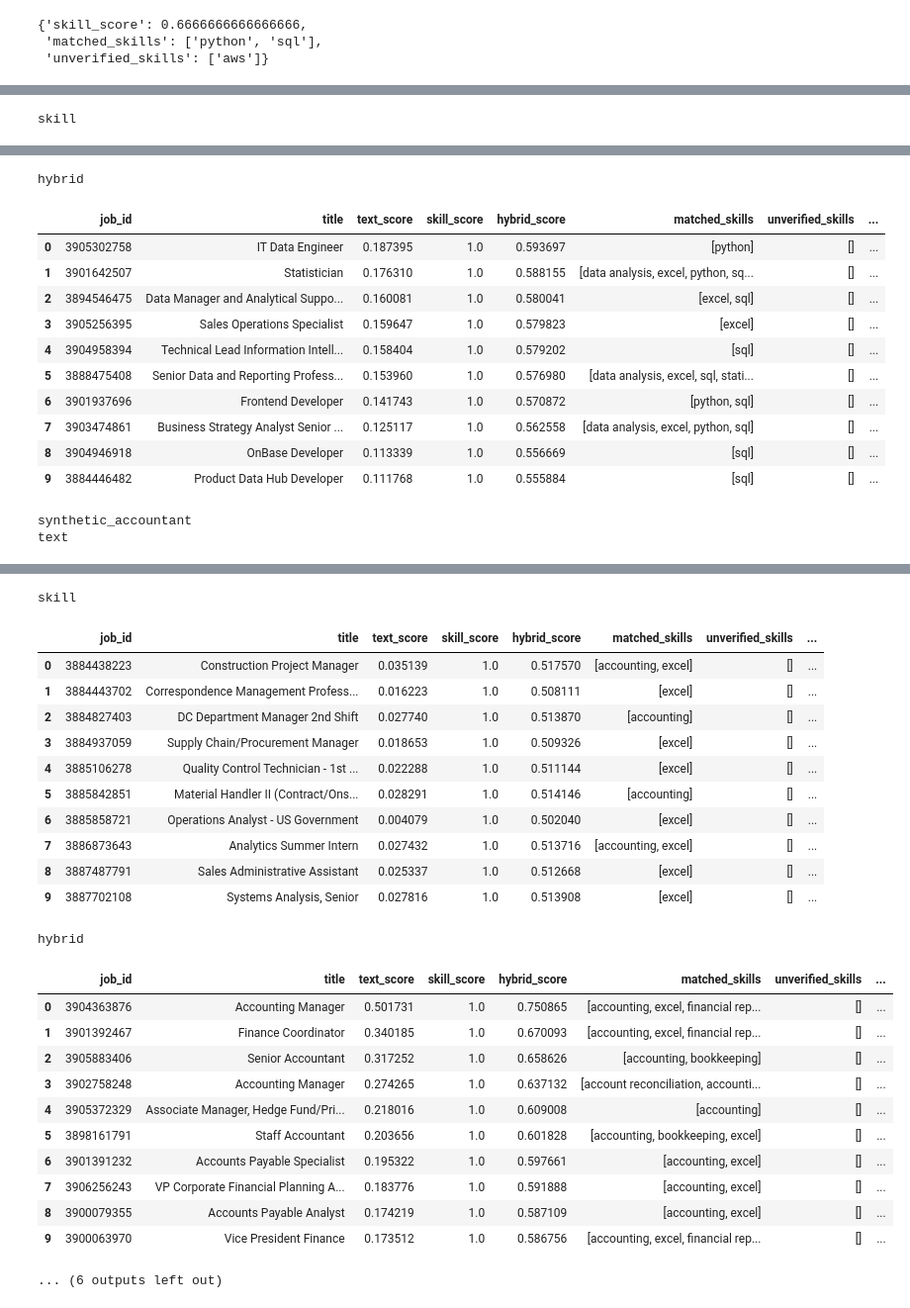
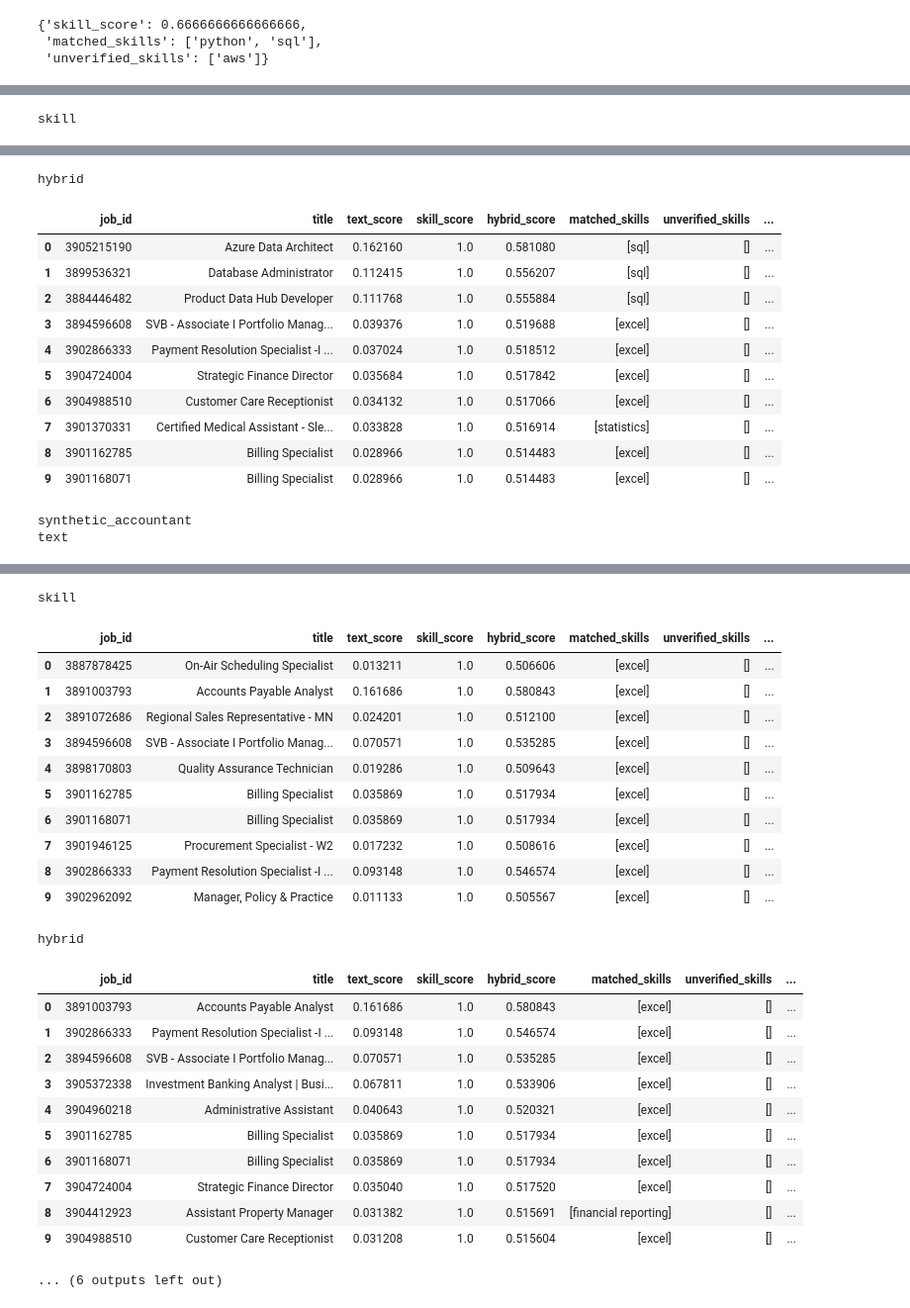
Before and after one commit to jessyyi/Py3onistas, a Jupyter notebook: notebooks/03_recommendation.ipynb, the cells around one changed output, grey strips where cells are left out. Shown at 99% size. Cells and saved outputs as stored; diff of their text form; code cells hidden in the pictures.

Commit message:
Integrate shared skill extractor and add independent category ranking

```diff
--- a/notebooks/03_recommendation.ipynb
+++ b/notebooks/03_recommendation.ipynb
@@ -2,7 +2,7 @@
 from pathlib import Path
 import pandas as pd
 
-sample_path = Path("../data/processed/sample_jobs.csv")
+sample_path = Path("../data/sample/sample_jobs.csv")
 jobs = pd.read_csv(sample_path, dtype={"job_id": str})
 
 print("Number of jobs:", len(jobs))
@@ -333,7 +304,6 @@ Jobs with at least one vocabulary match: 150 out of 500
 | 8 | Cosmic Bingo Host | [] |
 | 9 | Associate | [] |
 # %%
-# Use reusable scoring functions with temporary demo skill labels.
 importlib.reload(matching)
 importlib.reload(recommendation)
 matcher = matching.TextMatcher().fit(jobs)
@@ -342,14 +312,14 @@ demo_rankings = {}
 for profile in candidates:
     demo_rankings[profile["candidate_id"]] = recommendation.score_jobs(
         profile, jobs, matcher=matcher,
-        skills_column="demo_skills", text_weight=0.5,
+        skills_column="skill_labels", text_weight=0.5,
     )
     print(profile["candidate_id"])
     for method in ["text", "skill", "hybrid"]:
         print(method)
         top_jobs = recommendation.recommend_top_k(
             profile, jobs, k=10, matcher=matcher, method=method,
-            skills_column="demo_skills", text_weight=0.5,
+            skills_column="skill_labels", text_weight=0.5,
         )
         display(top_jobs[[
             "job_id", "title", "text_score", "skill_score", "hybrid_score",
@@ -384,15 +354,15 @@ skill
 hybrid
 |  | job_id | title | text_score | skill_score | hybrid_score | matched_skills | unverified_skills | ... |
-| 0 | 3905302758 | IT Data Engineer | 0.187395 | 1.0 | 0.593697 | [python] | [] | ... |
-| 1 | 3901642507 | Statistician | 0.176310 | 1.0 | 0.588155 | [data analysis, excel, python, sq... | [] | ... |
-| 2 | 3894546475 | Data Manager and Analytical Suppo... | 0.160081 | 1.0 | 0.580041 | [excel, sql] | [] | ... |
-| 3 | 3905256395 | Sales Operations Specialist | 0.159647 | 1.0 | 0.579823 | [excel] | [] | ... |
-| 4 | 3904958394 | Technical Lead Information Intell... | 0.158404 | 1.0 | 0.579202 | [sql] | [] | ... |
-| 5 | 3888475408 | Senior Data and Reporting Profess... | 0.153960 | 1.0 | 0.576980 | [data analysis, excel, sql, stati... | [] | ... |
-| 6 | 3901937696 | Frontend Developer | 0.141743 | 1.0 | 0.570872 | [python, sql] | [] | ... |
-| 7 | 3903474861 | Business Strategy Analyst Senior ... | 0.125117 | 1.0 | 0.562558 | [data analysis, excel, python, sql] | [] | ... |
-| 8 | 3904946918 | OnBase Developer | 0.113339 | 1.0 | 0.556669 | [sql] | [] | ... |
-| 9 | 3884446482 | Product Data Hub Developer | 0.111768 | 1.0 | 0.555884 | [sql] | [] | ... |
+| 0 | 3905215190 | Azure Data Architect | 0.162160 | 1.0 | 0.581080 | [sql] | [] | ... |
+| 1 | 3899536321 | Database Administrator | 0.112415 | 1.0 | 0.556207 | [sql] | [] | ... |
+| 2 | 3884446482 | Product Data Hub Developer | 0.111768 | 1.0 | 0.555884 | [sql] | [] | ... |
+| 3 | 3894596608 | SVB - Associate I Portfolio Manag... | 0.039376 | 1.0 | 0.519688 | [excel] | [] | ... |
+| 4 | 3902866333 | Payment Resolution Specialist -I ... | 0.037024 | 1.0 | 0.518512 | [excel] | [] | ... |
+| 5 | 3904724004 | Strategic Finance Director | 0.035684 | 1.0 | 0.517842 | [excel] | [] | ... |
+| 6 | 3904988510 | Customer Care Receptionist | 0.034132 | 1.0 | 0.517066 | [excel] | [] | ... |
+| 7 | 3901370331 | Certified Medical Assistant - Sle... | 0.033828 | 1.0 | 0.516914 | [statistics] | [] | ... |
+| 8 | 3901162785 | Billing Specialist | 0.028966 | 1.0 | 0.514483 | [excel] | [] | ... |
+| 9 | 3901168071 | Billing Specialist | 0.028966 | 1.0 | 0.514483 | [excel] | [] | ... |
 synthetic_accountant
 text
 |  | job_id | title | text_score | skill_score | hybrid_score | matched_skills | unverified_skills | ... |
@@ -409,27 +379,27 @@ text
 skill
 |  | job_id | title | text_score | skill_score | hybrid_score | matched_skills | unverified_skills | ... |
-| 0 | 3884438223 | Construction Project Manager | 0.035139 | 1.0 | 0.517570 | [accounting, excel] | [] | ... |
-| 1 | 3884443702 | Correspondence Management Profess... | 0.016223 | 1.0 | 0.508111 | [excel] | [] | ... |
-| 2 | 3884827403 | DC Department Manager 2nd Shift | 0.027740 | 1.0 | 0.513870 | [accounting] | [] | ... |
-| 3 | 3884937059 | Supply Chain/Procurement Manager | 0.018653 | 1.0 | 0.509326 | [excel] | [] | ... |
-| 4 | 3885106278 | Quality Control Technician - 1st ... | 0.022288 | 1.0 | 0.511144 | [excel] | [] | ... |
-| 5 | 3885842851 | Material Handler II (Contract/Ons... | 0.028291 | 1.0 | 0.514146 | [accounting] | [] | ... |
-| 6 | 3885858721 | Operations Analyst - US Government | 0.004079 | 1.0 | 0.502040 | [excel] | [] | ... |
-| 7 | 3886873643 | Analytics Summer Intern | 0.027432 | 1.0 | 0.513716 | [accounting, excel] | [] | ... |
-| 8 | 3887487791 | Sales Administrative Assistant | 0.025337 | 1.0 | 0.512668 | [excel] | [] | ... |
-| 9 | 3887702108 | Systems Analysis, Senior | 0.027816 | 1.0 | 0.513908 | [excel] | [] | ... |
+| 0 | 3887878425 | On-Air Scheduling Specialist | 0.013211 | 1.0 | 0.506606 | [excel] | [] | ... |
+| 1 | 3891003793 | Accounts Payable Analyst | 0.161686 | 1.0 | 0.580843 | [excel] | [] | ... |
+| 2 | 3891072686 | Regional Sales Representative - MN | 0.024201 | 1.0 | 0.512100 | [excel] | [] | ... |
+| 3 | 3894596608 | SVB - Associate I Portfolio Manag... | 0.070571 | 1.0 | 0.535285 | [excel] | [] | ... |
+| 4 | 3898170803 | Quality Assurance Technician | 0.019286 | 1.0 | 0.509643 | [excel] | [] | ... |
+| 5 | 3901162785 | Billing Specialist | 0.035869 | 1.0 | 0.517934 | [excel] | [] | ... |
+| 6 | 3901168071 | Billing Specialist | 0.035869 | 1.0 | 0.517934 | [excel] | [] | ... |
+| 7 | 3901946125 | Procurement Specialist - W2 | 0.017232 | 1.0 | 0.508616 | [excel] | [] | ... |
+| 8 | 3902866333 | Payment Resolution Specialist -I ... | 0.093148 | 1.0 | 0.546574 | [excel] | [] | ... |
+| 9 | 3902962092 | Manager, Policy & Practice | 0.011133 | 1.0 | 0.505567 | [excel] | [] | ... |
 hybrid
 |  | job_id | title | text_score | skill_score | hybrid_score | matched_skills | unverified_skills | ... |
-| 0 | 3904363876 | Accounting Manager | 0.501731 | 1.0 | 0.750865 | [accounting, excel, financial rep... | [] | ... |
-| 1 | 3901392467 | Finance Coordinator | 0.340185 | 1.0 | 0.670093 | [accounting, excel, financial rep... | [] | ... |
-| 2 | 3905883406 | Senior Accountant | 0.317252 | 1.0 | 0.658626 | [accounting, bookkeeping] | [] | ... |
-| 3 | 3902758248 | Accounting Manager | 0.274265 | 1.0 | 0.637132 | [account reconciliation, accounti... | [] | ... |
-| 4 | 3905372329 | Associate Manager, Hedge Fund/Pri... | 0.218016 | 1.0 | 0.609008 | [accounting] | [] | ... |
-| 5 | 3898161791 | Staff Accountant | 0.203656 | 1.0 | 0.601828 | [accounting, bookkeeping, excel] | [] | ... |
-| 6 | 3901391232 | Accounts Payable Specialist | 0.195322 | 1.0 | 0.597661 | [accounting, excel] | [] | ... |
-| 7 | 3906256243 | VP Corporate Financial Planning A... | 0.183776 | 1.0 | 0.591888 | [accounting, excel] | [] | ... |
-| 8 | 3900079355 | Accounts Payable Analyst | 0.174219 | 1.0 | 0.587109 | [accounting, excel] | [] | ... |
-| 9 | 3900063970 | Vice President Finance | 0.173512 | 1.0 | 0.586756 | [accounting, excel, financial rep... | [] | ... |
+| 0 | 3891003793 | Accounts Payable Analyst | 0.161686 | 1.0 | 0.580843 | [excel] | [] | ... |
+| 1 | 3902866333 | Payment Resolution Specialist -I ... | 0.093148 | 1.0 | 0.546574 | [excel] | [] | ... |
+| 2 | 3894596608 | SVB - Associate I Portfolio Manag... | 0.070571 | 1.0 | 0.535285 | [excel] | [] | ... |
+| 3 | 3905372338 | Investment Banking Analyst | Busi... | 0.067811 | 1.0 | 0.533906 | [excel] | [] | ... |
+| 4 | 3904960218 | Administrative Assistant | 0.040643 | 1.0 | 0.520321 | [excel] | [] | ... |
+| 5 | 3901162785 | Billing Specialist | 0.035869 | 1.0 | 0.517934 | [excel] | [] | ... |
+| 6 | 3901168071 | Billing Specialist | 0.035869 | 1.0 | 0.517934 | [excel] | [] | ... |
+| 7 | 3904724004 | Strategic Finance Director | 0.035040 | 1.0 | 0.517520 | [excel] | [] | ... |
+| 8 | 3904412923 | Assistant Property Manager | 0.031382 | 1.0 | 0.515691 | [financial reporting] | [] | ... |
+| 9 | 3904988510 | Customer Care Receptionist | 0.031208 | 1.0 | 0.515604 | [excel] | [] | ... |
 ... (6 outputs left out)
 # %% [markdown]
 ## Baseline limitations
```
Also changed, not shown: parts of 14 cells of this notebook, 4 other files.
